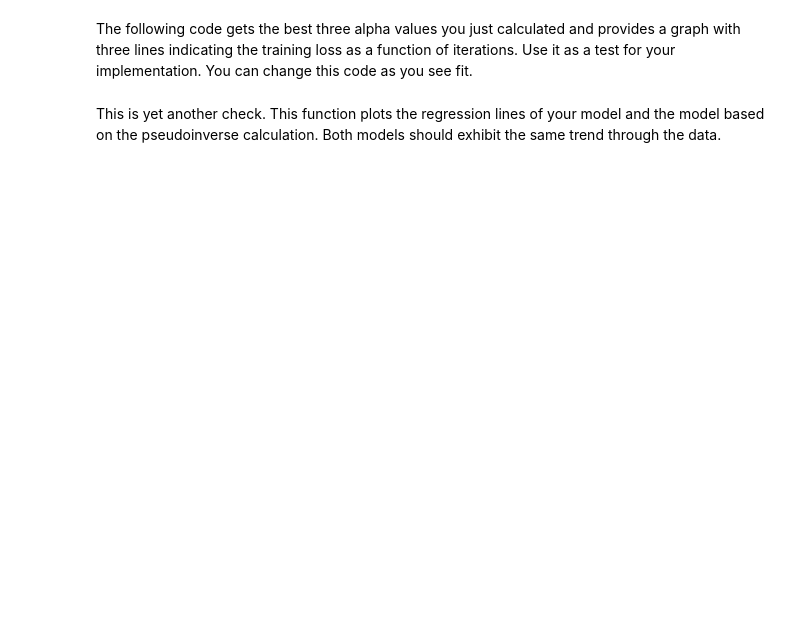
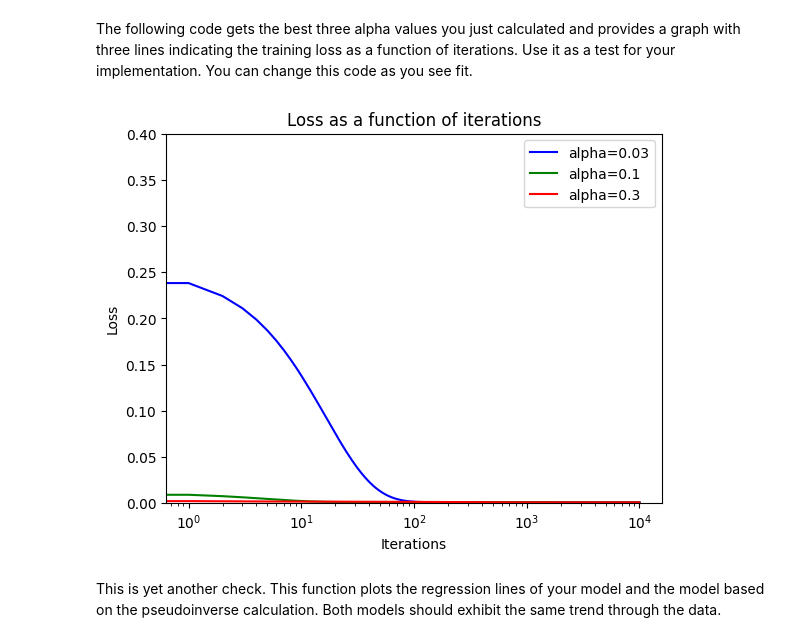
Before and after one commit to MatanSheffer/ml-course, a Jupyter notebook: hw1/hw1.ipynb, the cells around one changed output. Cells and saved outputs as stored; diff of their text form; code cells hidden in the pictures; blank space fills up the shorter version.

```diff
--- a/hw1/hw1.ipynb
+++ b/hw1/hw1.ipynb
@@ -187,7 +187,7 @@ from hw1 import gradient_descent
 
 np.random.seed(42)
 theta = np.random.random(size=2)
-iterations = 40_000
+iterations = 40000
 alpha = 0.1
 theta, J_history = gradient_descent(X_train ,y_train, theta, alpha, iterations)
 # %% [markdown]
@@ -254,20 +249,25 @@ print(top_3_alphas)
 # %%
+top_3_alphas = sorted([(value, key) for key, value in alpha_dict.items()], reverse=False)[:3]
+top_3_alphas = [x[1] for x in top_3_alphas]
+
 histories = []
 for alpha in top_3_alphas:
     params = np.random.random(size=2)
     _, J_history = gradient_descent(X_train ,y_train, params, alpha, num_iters=10000)
     histories.append(J_history)
 
 for i, (alpha, color) in enumerate(zip(top_3_alphas, ['b','g','r'])):
     plt.plot(np.arange(10000), histories[i], color, label='alpha='+str(alpha))
 
 plt.xscale('log')
-plt.ylim(0, 0.005)
+plt.ylim(0, 0.4)
 plt.xlabel('Iterations')
 plt.ylabel('Loss')
 plt.title('Loss as a function of iterations')
 plt.legend()
 plt.show()
+# %% [output]
+[figure, added]
 # %% [markdown]
 This is yet another check. This function plots the regression lines of your model and the model based on the pseudoinverse calculation. Both models should exhibit the same trend through the data.
 # %%
```
Also changed, not shown: parts of 14 cells of this notebook, 1 other file.
